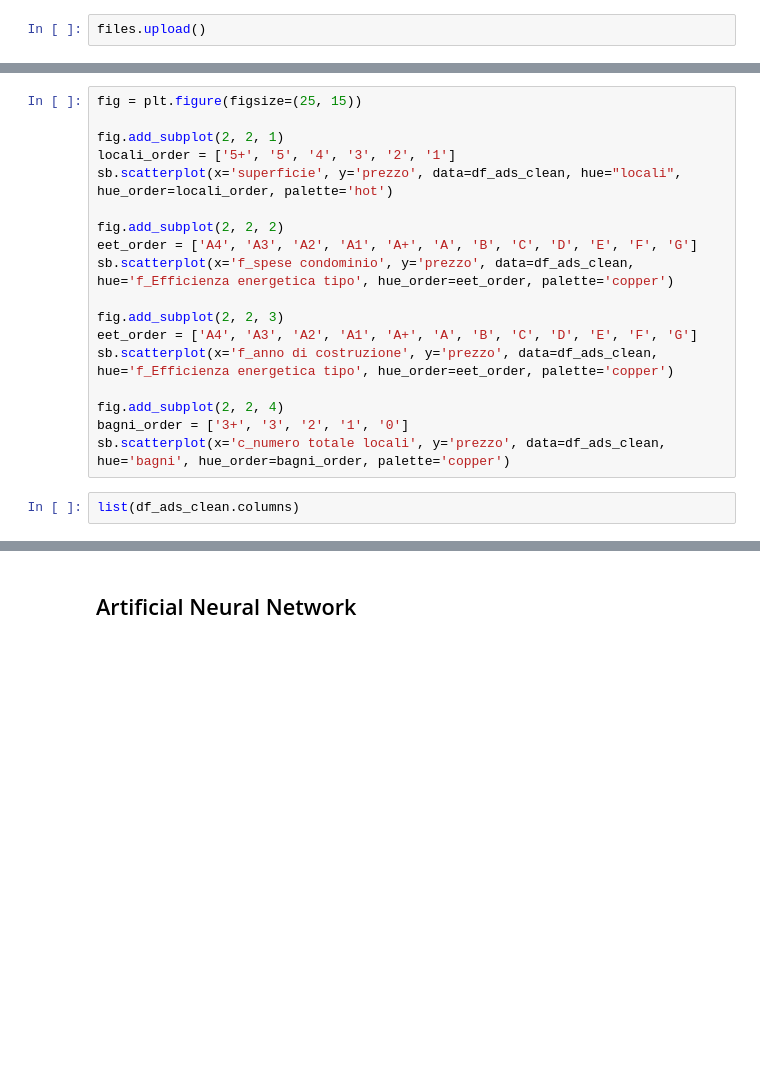
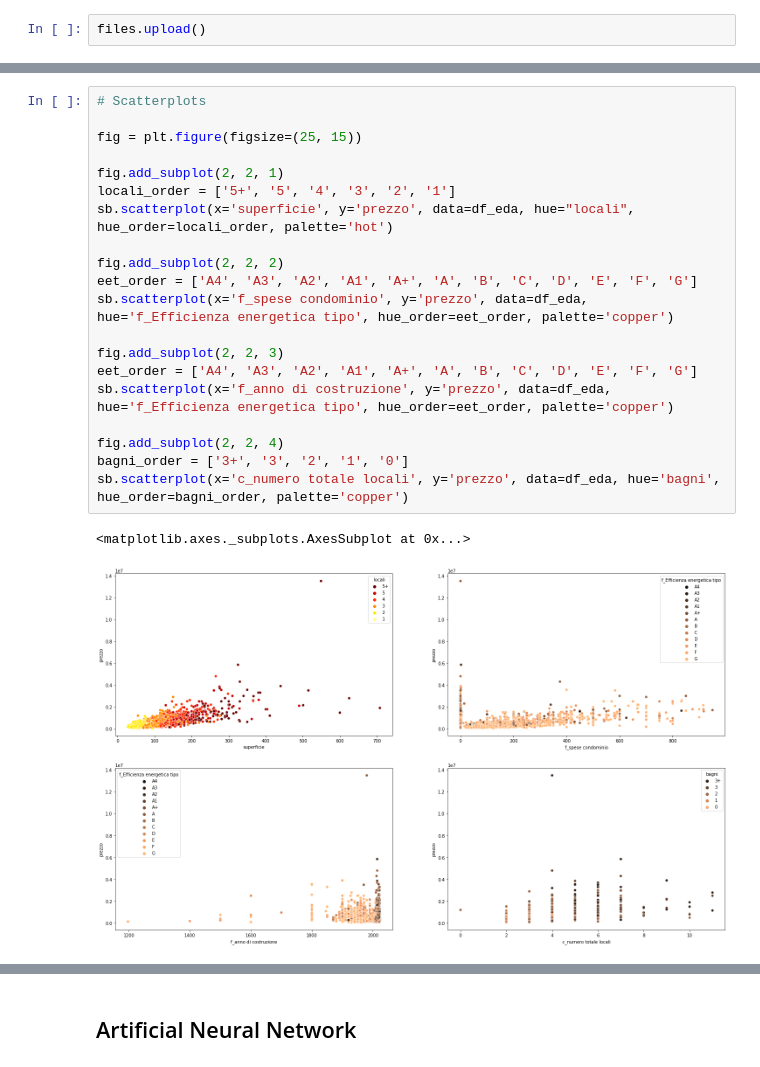
Before and after one commit to andreabazerla/real-estate, a Jupyter notebook: Housing_Price_Prediction_in_Milan_(Italy)_through_Deep_Learning_via_immobiliare_it.ipynb, the cells around one changed output, grey strips where cells are left out. Drawn from its saved outputs; the diff is of its cells as text; blank space fills up the shorter version.

```diff
--- a/Housing_Price_Prediction_in_Milan_(Italy)_through_Deep_Learning_via_immobiliare_it.ipynb
+++ b/Housing_Price_Prediction_in_Milan_(Italy)_through_Deep_Learning_via_immobiliare_it.ipynb
@@ -988,21 +1169,24 @@ plt.show()
 # %%
+# Scatterplots
+
 fig = plt.figure(figsize=(25, 15))
 
 fig.add_subplot(2, 2, 1)
 locali_order = ['5+', '5', '4', '3', '2', '1']
-sb.scatterplot(x='superficie', y='prezzo', data=df_ads_clean, hue="locali", hue_order=locali_order, palette='hot')
+sb.scatterplot(x='superficie', y='prezzo', data=df_eda, hue="locali", hue_order=locali_order, palette='hot')
 
 fig.add_subplot(2, 2, 2)
 eet_order = ['A4', 'A3', 'A2', 'A1', 'A+', 'A', 'B', 'C', 'D', 'E', 'F', 'G']
-sb.scatterplot(x='f_spese condominio', y='prezzo', data=df_ads_clean, hue='f_Efficienza energetica tipo', hue_order=eet_order, palette='copper')
+sb.scatterplot(x='f_spese condominio', y='prezzo', data=df_eda, hue='f_Efficienza energetica tipo', hue_order=eet_order, palette='copper')
 
 fig.add_subplot(2, 2, 3)
 eet_order = ['A4', 'A3', 'A2', 'A1', 'A+', 'A', 'B', 'C', 'D', 'E', 'F', 'G']
-sb.scatterplot(x='f_anno di costruzione', y='prezzo', data=df_ads_clean, hue='f_Efficienza energetica tipo', hue_order=eet_order, palette='copper')
+sb.scatterplot(x='f_anno di costruzione', y='prezzo', data=df_eda, hue='f_Efficienza energetica tipo', hue_order=eet_order, palette='copper')
 
 fig.add_subplot(2, 2, 4)
 bagni_order = ['3+', '3', '2', '1', '0']
-sb.scatterplot(x='c_numero totale locali', y='prezzo', data=df_ads_clean, hue='bagni', hue_order=bagni_order, palette='copper')
+sb.scatterplot(x='c_numero totale locali', y='prezzo', data=df_eda, hue='bagni', hue_order=bagni_order, palette='copper')
+# %% [output]
+<matplotlib.axes._subplots.AxesSubplot at 0x...>
+[figure, added]
-# %%
-list(df_ads_clean.columns)
 # %%
```
Also changed, not shown: parts of 181 cells of this notebook.
